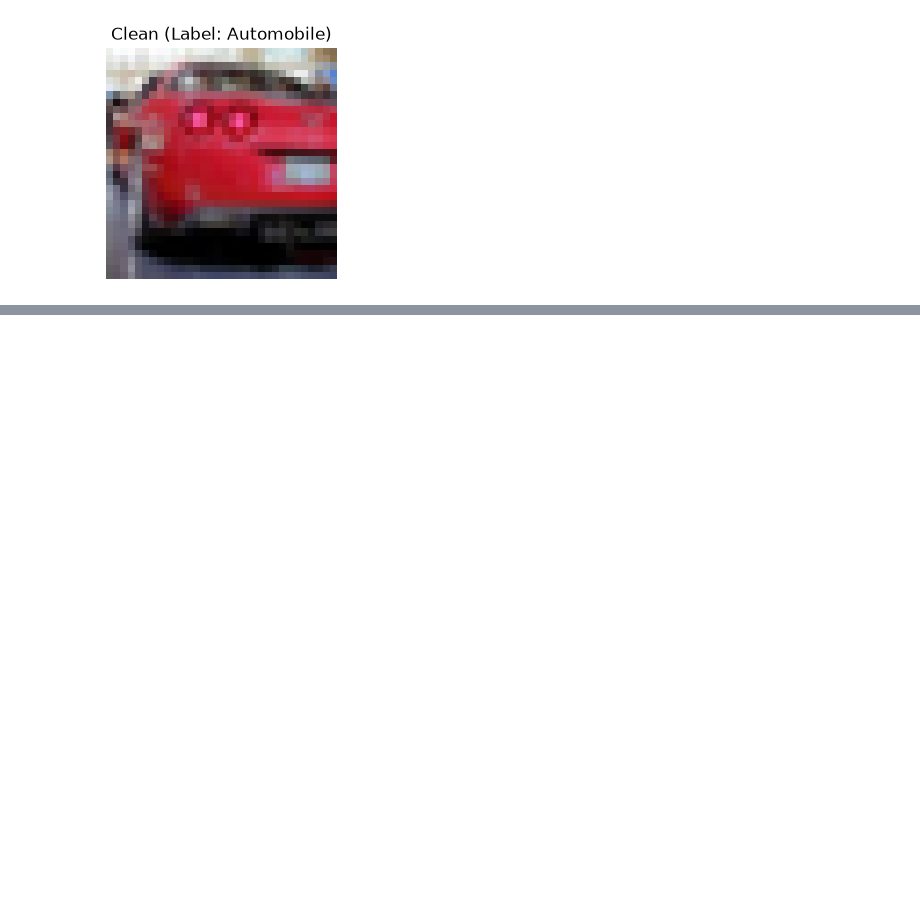
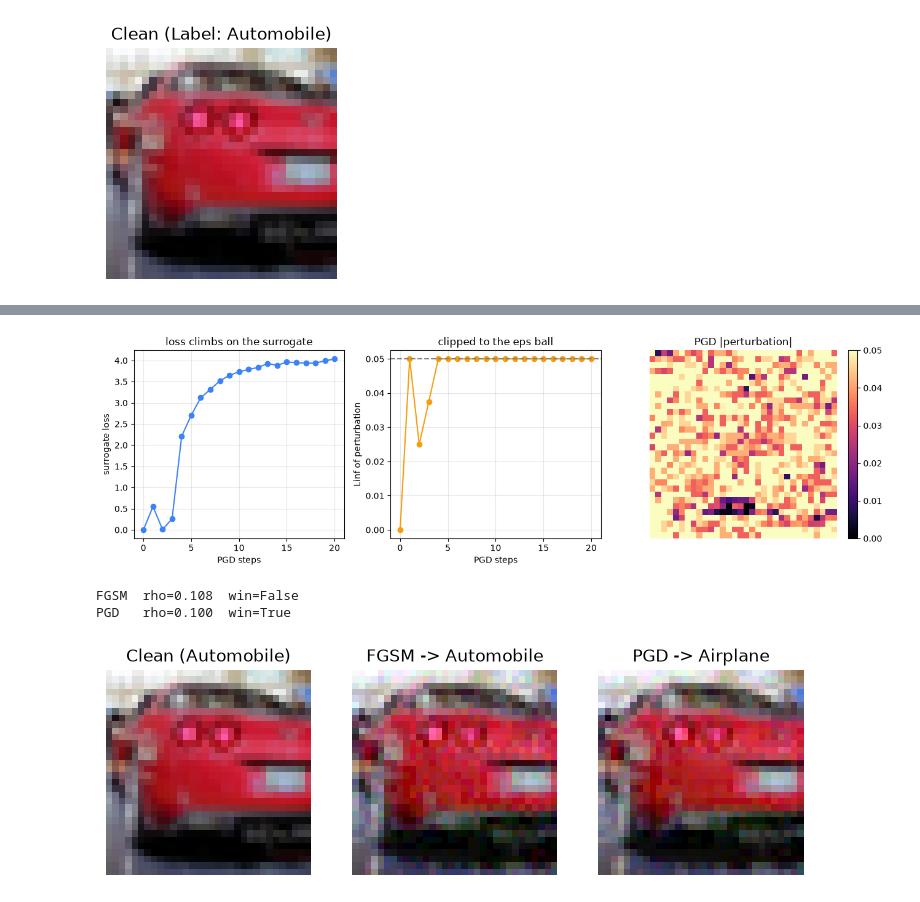
Before and after one commit to xancatos/blackbox, a Jupyter notebook: lineage_tutorial.ipynb, the cells around one changed output, grey strips where cells are left out. Drawn from its saved outputs; the diff is of its cells as text; code cells hidden in the pictures; blank space fills up the shorter version.

```diff
--- a/lineage_tutorial.ipynb
+++ b/lineage_tutorial.ipynb
@@ -867,0 +344,54 @@ Let's run the sweep on the first 4 images of the test set, just like in `cifar_l
+# %%
+def pgd_on_surr(x0, y0, sgrad, eps, steps):
+    "Projected Gradient Descent on a surrogate: sign steps, clipped to the eps-ball and [0,1]."
+    x, alpha = x0.copy(), (eps / 4 if steps > 1 else eps)
+    for _ in range(steps):
+        x = x + alpha * np.sign(sgrad(x, y0))
+        x = np.clip(np.clip(x, x0 - eps, x0 + eps), 0, 1)
+    return x
+
+def attack_fgsm(x0, y0, sgrad, eps=0.05): return pgd_on_surr(x0, y0, sgrad, eps, 1)
+def attack_pgd(x0, y0, sgrad, eps=0.05):  return pgd_on_surr(x0, y0, sgrad, eps, 20)
+def attack_transfer(ctx, x0, y0, sgrad):
+    "Grow eps on the surrogate until the crafted image flips the victim's label."
+    for eps in np.linspace(0.01, 0.25, 16):
+        x = pgd_on_surr(x0, y0, sgrad, eps, 15)
+        if ctx.is_adv(x, y0):
+            return x
+    return x
+
+wb_grad_fn = make_sgrad(surr_wb)            # replica surrogate = full white-box access
+
+# --- Intuition from the real attack: PGD climbs surrogate loss, clipped to the eps ball ---
+def _surr_loss(x):
+    with torch.no_grad():
+        return float(F.cross_entropy(surr_wb(torch.tensor(x.reshape(1, 3, 32, 32),
+                     dtype=torch.float32)), torch.tensor([y0])))
+ks = list(range(0, 21))
+paths = [x0 if k == 0 else pgd_on_surr(x0, y0, wb_grad_fn, 0.05, k) for k in ks]
+fig, ax = plt.subplots(1, 3, figsize=(13, 4))
+ax[0].plot(ks, [_surr_loss(p) for p in paths], "o-", color="#3b82f6")
+ax[0].set_xlabel("PGD steps"); ax[0].set_ylabel("surrogate loss")
+ax[0].set_title("loss climbs on the surrogate"); ax[0].grid(alpha=.3)
+ax[1].plot(ks, [np.abs(p - x0).max() for p in paths], "o-", color="#f59e0b")
+ax[1].axhline(0.05, ls="--", color="grey"); ax[1].set_xlabel("PGD steps")
+ax[1].set_ylabel("Linf of perturbation"); ax[1].set_title("clipped to the eps ball"); ax[1].grid(alpha=.3)
+xp = attack_pgd(x0, y0, wb_grad_fn)
+im = ax[2].imshow(np.abs((xp - x0).reshape(3, 32, 32)).mean(0), cmap="magma")
+ax[2].set_title("PGD |perturbation|"); ax[2].axis("off"); fig.colorbar(im, ax=ax[2], fraction=.046)
+plt.tight_layout(); plt.show()
+
+# --- Execute on the victim ---
+x_fgsm = attack_fgsm(x0, y0, wb_grad_fn); x_pgd = attack_pgd(x0, y0, wb_grad_fn)
+print("FGSM  rho=%.3f  win=%s" % (rho(x_fgsm, x0), rho(x_fgsm, x0) <= 0.25 and ctx.fooled(x_fgsm, y0)))
+print("PGD   rho=%.3f  win=%s" % (rho(x_pgd, x0), rho(x_pgd, x0) <= 0.25 and ctx.fooled(x_pgd, y0)))
+fig, axes = plt.subplots(1, 3, figsize=(9, 3))
+show_cifar(x0, axes[0], "Clean (%s)" % ("Airplane" if y0 == 0 else "Automobile"))
+show_cifar(x_fgsm, axes[1], "FGSM -> %s" % ("Airplane" if victim_label(x_fgsm) == 0 else "Automobile"))
+show_cifar(x_pgd, axes[2], "PGD -> %s" % ("Airplane" if victim_label(x_pgd) == 0 else "Automobile"))
+plt.show()
+# %% [output]
+[figure, added]
+FGSM  rho=0.108  win=False
+PGD   rho=0.100  win=True
+[figure, added]
```
Also changed, not shown: parts of 66 cells of this notebook, 3 other files.
